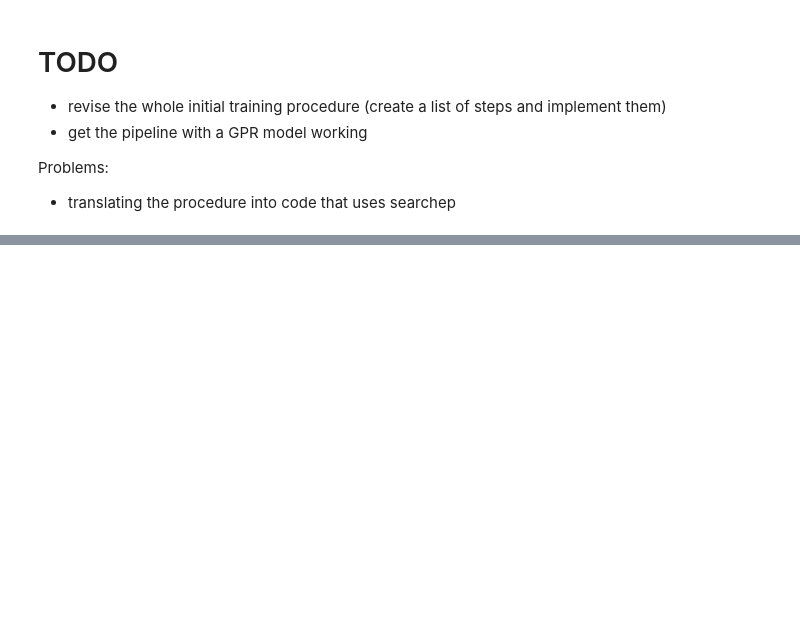
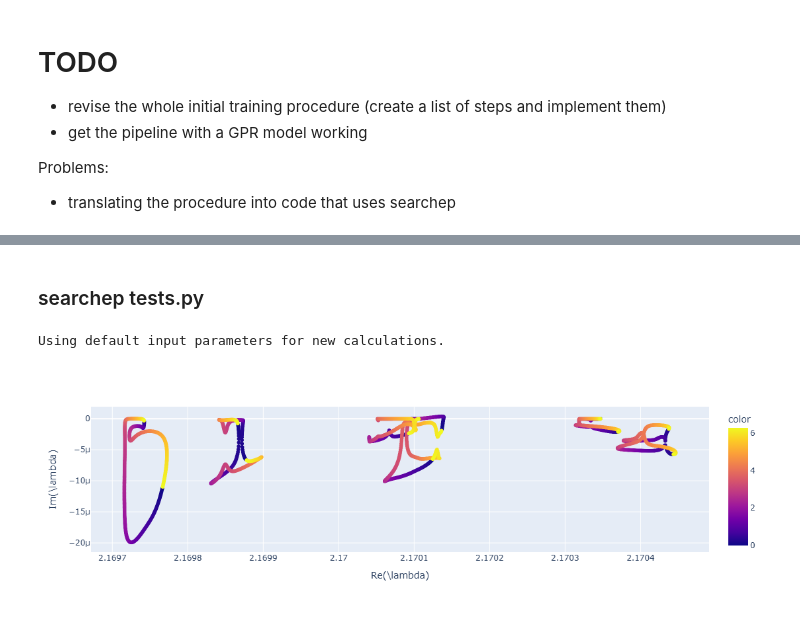
Before and after one commit to hubvoy/quantum-eps, a Jupyter notebook: notebooks/test.ipynb, the cells around one changed output, grey strips where cells are left out. Drawn from its saved outputs; the diff is of its cells as text; code cells hidden in the pictures; blank space fills up the shorter version.

Commit message:
An attempt to make the initial training step.

```diff
--- a/notebooks/test.ipynb
+++ b/notebooks/test.ipynb
@@ -104,0 +94,62 @@ PermissionError: [Errno 13] Permission denied: '.'
+# %% [markdown]
+### searchep tests.py
+# %%
+import searchep as sep
+import os
+import plotly.express as px
+import numpy as np
+
+
+DIRECTORY = os.getcwd()
+INITIAL_DATASET = "Punkt23_initial_dataset_biggest_radius.csv"
+EXTRA_TRAININGS_STEP = False
+POINT = "Punkt23"
+NEW_CALCULATIONS = False
+EPS = 1.e-15
+EPS_DIFF = 1.e-8  # default
+KAPPA_SPACE_FILENAME = "_kappa_space_test_biggest_radius2.html"
+DATFILE_KAPPA_EV_TS_NAME = "_data_test_biggest_radius2.csv"
+KERNEL_EVS_PICKLE = "_kernel_evs_biggest_radius.pkl"
+NEW_INITIAL_DATASET = "Punkt23_new_initial_dataset.csv"
+
+
+def training_loop():
+    training_data = sep.data.Data(INITIAL_DATASET, DIRECTORY, output_name=101)
+    sep.training.train(training_data, new_calculations=NEW_CALCULATIONS, plotname="biggest_radius_")
+    sep.eval.kappa_space_training_plotly("{}{}".format(POINT, KAPPA_SPACE_FILENAME), training_data)
+    sep.eval.data_kappa_ev_ts_file("{}{}".format(POINT, DATFILE_KAPPA_EV_TS_NAME), training_data)
+    sep.eval.save_kernel_evs("{}{}".format(POINT, KERNEL_EVS_PICKLE), training_data)
+
+
+def training_loop_less_data_points():
+    training_data = sep.data.Data(INITIAL_DATASET, DIRECTORY, output_name=201)
+    training_data.ev = training_data.ev[::4]
+    training_data.kappa = training_data.kappa[::4]
+    training_data.kappa_scaled = training_data.kappa_scaled[::4]
+    training_data.phi = training_data.phi[::4]
+    training_data.training_steps_color = training_data.training_steps_color[::4]
+    sep.training.train(training_data, new_calculations=NEW_CALCULATIONS, plotname="less_data_points")
+    sep.eval.kappa_space_training_plotly("{}{}".format(POINT, KAPPA_SPACE_FILENAME), training_data)
+    sep.eval.data_kappa_ev_ts_file("{}{}".format(POINT, DATFILE_KAPPA_EV_TS_NAME), training_data)
+    sep.eval.save_kernel_evs("{}{}".format(POINT, KERNEL_EVS_PICKLE), training_data)
+
+
+def initial_training_set():
+    init_data = sep.data.Data("output_001_1.dat",
+                              directory=DIRECTORY, evs_ep=False)
+    init_data.ev = sep.data.get_permutations(init_data.vec)
+    #init_data.ev = init_data.ev[:, [0, 1]]  # 0 and 1 are the columns of the array and belong to the first permutation. Change numbers to investigate the respective permutation.
+    phi_all = np.sort(np.array([init_data.phi.copy() for _ in range(np.shape(init_data.ev)[1])]).ravel())
+    fig_all = px.scatter(x=init_data.ev.ravel().real, y=init_data.ev.ravel().imag, color=phi_all,
+                         labels=dict(x="Re(\\lambda)", y="Im(\\lambda)"))
+    fig_all.show()
+    #sep.eval.write_new_dataset(NEW_INITIAL_DATASET, init_data)  # After selecting a permutation this command can be used to save the data to a csv file.
+
+
+if __name__ == "__main__":
+    #training_loop()
+    #training_loop_less_data_points()
+    initial_training_set()
+# %% [output]
+Using default input parameters for new calculations.
+[figure, added]
```
Also changed, not shown: parts of 16 cells of this notebook.
